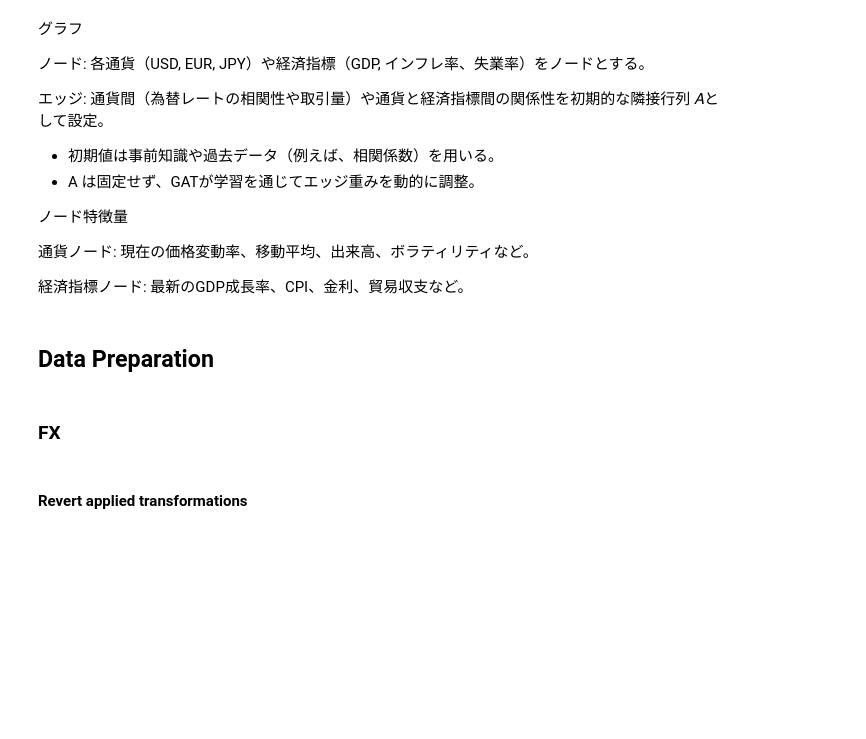
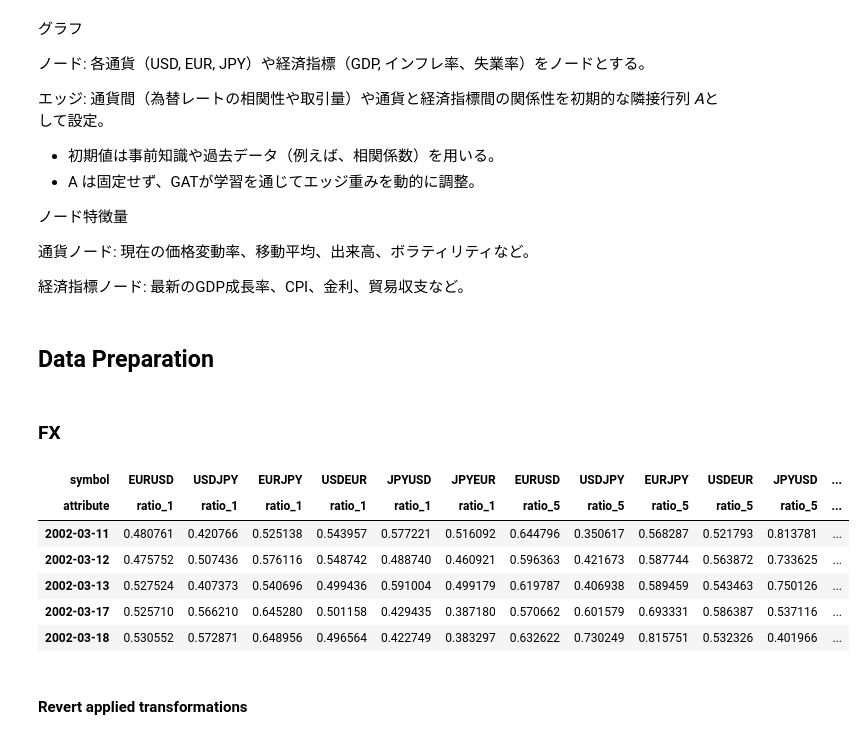
Before and after one commit to Naradice/stocknet_study, a Jupyter notebook: Models/GNN/GraphAttentionNetwork.ipynb, the cells around one changed output. Saved outputs shown, nothing was run; the diff lists cells and outputs as text; code cells hidden in the pictures; blank space fills up the shorter version.

Commit message:
changed feature token

```diff
--- a/Models/GNN/GraphAttentionNetwork.ipynb
+++ b/Models/GNN/GraphAttentionNetwork.ipynb
@@ -88,4 +50,0 @@ ratio_df.head()
-# %%
-reverse_ratio_df = (1/df).iloc[7:] / (1/df).iloc[:-7].values
-reverse_ratio_df.columns = rev_symbols
-reverse_ratio_df.head()
@@ -108,2 +51,49 @@ symbol_features.head()
+# %%
+def get_ratio_df(df, symbols, period):
+    rev_symbols = [symbol[3:] + symbol[:3] for symbol in symbols]
+    ratio_df = df.iloc[period:] / df.iloc[:-period].values
+    reverse_ratio_df = (1/df).iloc[period:] / (1/df).iloc[:-period].values
+    reverse_ratio_df.columns = rev_symbols
+    ratio_df = pd.concat([ratio_df, reverse_ratio_df], axis=1)
+    return ratio_df
+
+def approx_min_max(df, max_q, min_q):
+    # to reduce an impact of outflier
+    apx_max = df.quantile(max_q)
+    apx_min = df.quantile(min_q)
+    # apply min max
+    token_df = (df - apx_min) / (apx_max - apx_min)
+    return token_df, apx_max, apx_min
+
+def make_multi_index(df, column):
+    symbols = df.columns
+    multi_index = pd.MultiIndex.from_product([symbols, [column]], names=["symbol", "attribute"])
+    df.columns = multi_index
+    return df
+# %%
+features = []
+periods = [1, 5]
+q = [0.9999, 0.999]
+token_params = []
+
+for index, period in enumerate(periods):
+    token_df = get_ratio_df(df, symbols, period)
+    token_df, apx_max, apx_min = approx_min_max(token_df, q[index], 0)
+    token_df = make_multi_index(token_df, f"ratio_{period}")
+    features.append(token_df)
+    token_param = pd.concat([apx_min, apx_max], axis=1, keys=[(f"ratio_{period}", "min"), (f"ratio_{period}", "max")])
+    token_params.append(token_param)
+
+symbol_features = pd.concat(features, axis=1).dropna()
+token_params = pd.concat(token_params, axis=1)
+symbol_features.head()
+# %% [output]
+| symbol | EURUSD | USDJPY | EURJPY | USDEUR | JPYUSD | JPYEUR | EURUSD | USDJPY | EURJPY | USDEUR | JPYUSD | ... |
+| attribute | ratio_1 | ratio_1 | ratio_1 | ratio_1 | ratio_1 | ratio_1 | ratio_5 | ratio_5 | ratio_5 | ratio_5 | ratio_5 | ... |
+| 2002-03-11 | 0.480761 | 0.420766 | 0.525138 | 0.543957 | 0.577221 | 0.516092 | 0.644796 | 0.350617 | 0.568287 | 0.521793 | 0.813781 | ... |
+| 2002-03-12 | 0.475752 | 0.507436 | 0.576116 | 0.548742 | 0.488740 | 0.460921 | 0.596363 | 0.421673 | 0.587744 | 0.563872 | 0.733625 | ... |
+| 2002-03-13 | 0.527524 | 0.407373 | 0.540696 | 0.499436 | 0.591004 | 0.499179 | 0.619787 | 0.406938 | 0.589459 | 0.543463 | 0.750126 | ... |
+| 2002-03-17 | 0.525710 | 0.566210 | 0.645280 | 0.501158 | 0.429435 | 0.387180 | 0.570662 | 0.601579 | 0.693331 | 0.586387 | 0.537116 | ... |
+| 2002-03-18 | 0.530552 | 0.572871 | 0.648956 | 0.496564 | 0.422749 | 0.383297 | 0.632622 | 0.730249 | 0.815751 | 0.532326 | 0.401966 | ... |
 # %%
 symbol_features.to_csv("./symbol_features_token.csv")
```
Also changed, not shown: parts of 20 cells of this notebook.
